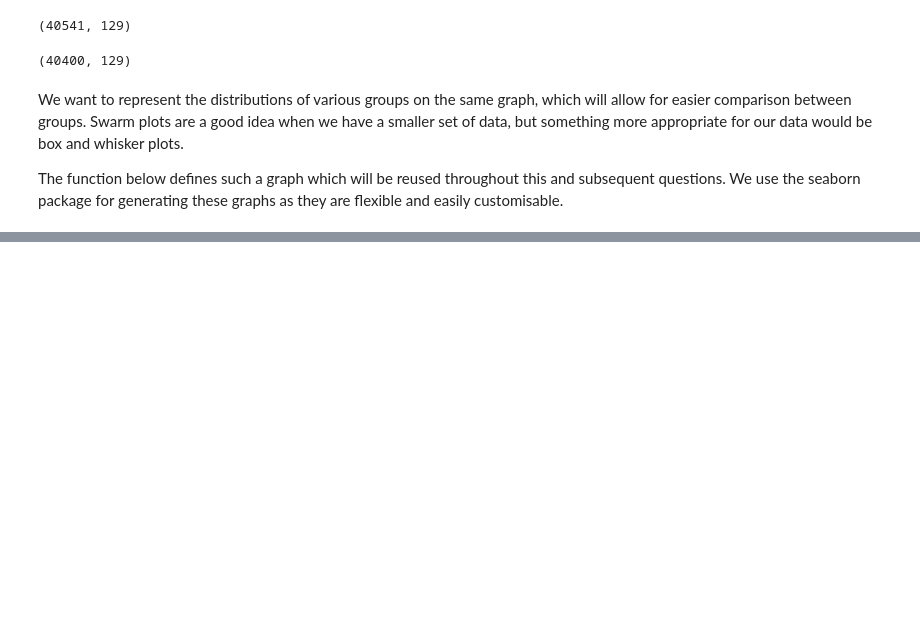
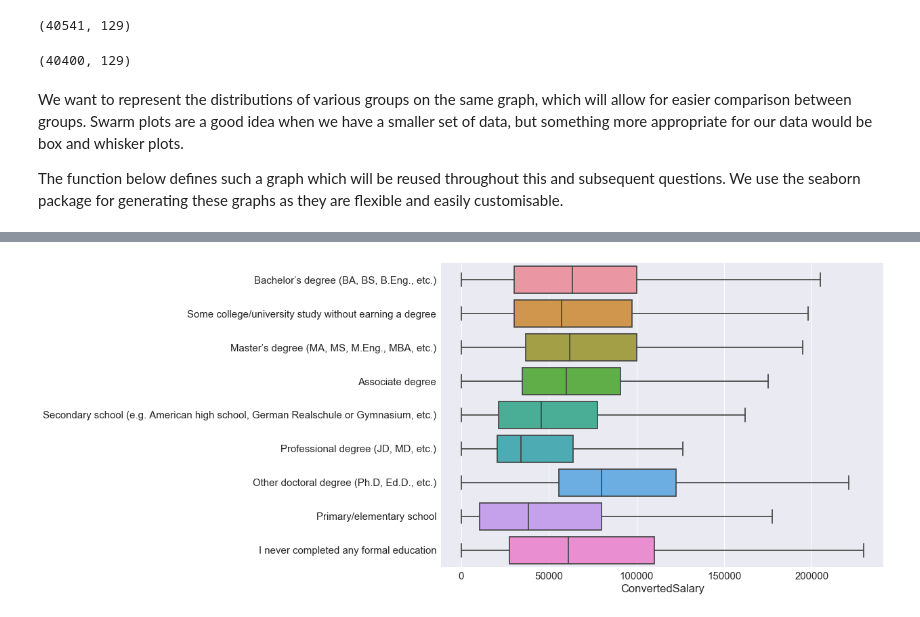
Before and after one commit to ddh4/stackoverflow-survey-analysis, a Jupyter notebook: Salary and Satisfaction in Formal Education.ipynb, the cells around one changed output, grey strips where cells are left out. Saved outputs shown, nothing was run; the diff lists cells and outputs as text; code cells hidden in the pictures; blank space fills up the shorter version.

```diff
--- a/Salary and Satisfaction in Formal Education.ipynb
+++ b/Salary and Satisfaction in Formal Education.ipynb
@@ -333,0 +360,4 @@ The function below defines such a graph which will be reused throughout this and
+# %%
+plot_box(df_2018_subset, 'ConvertedSalary', 'FormalEducation',  False)
+# %% [output]
+[figure, added]
```
Also changed, not shown: parts of 26 cells of this notebook.
